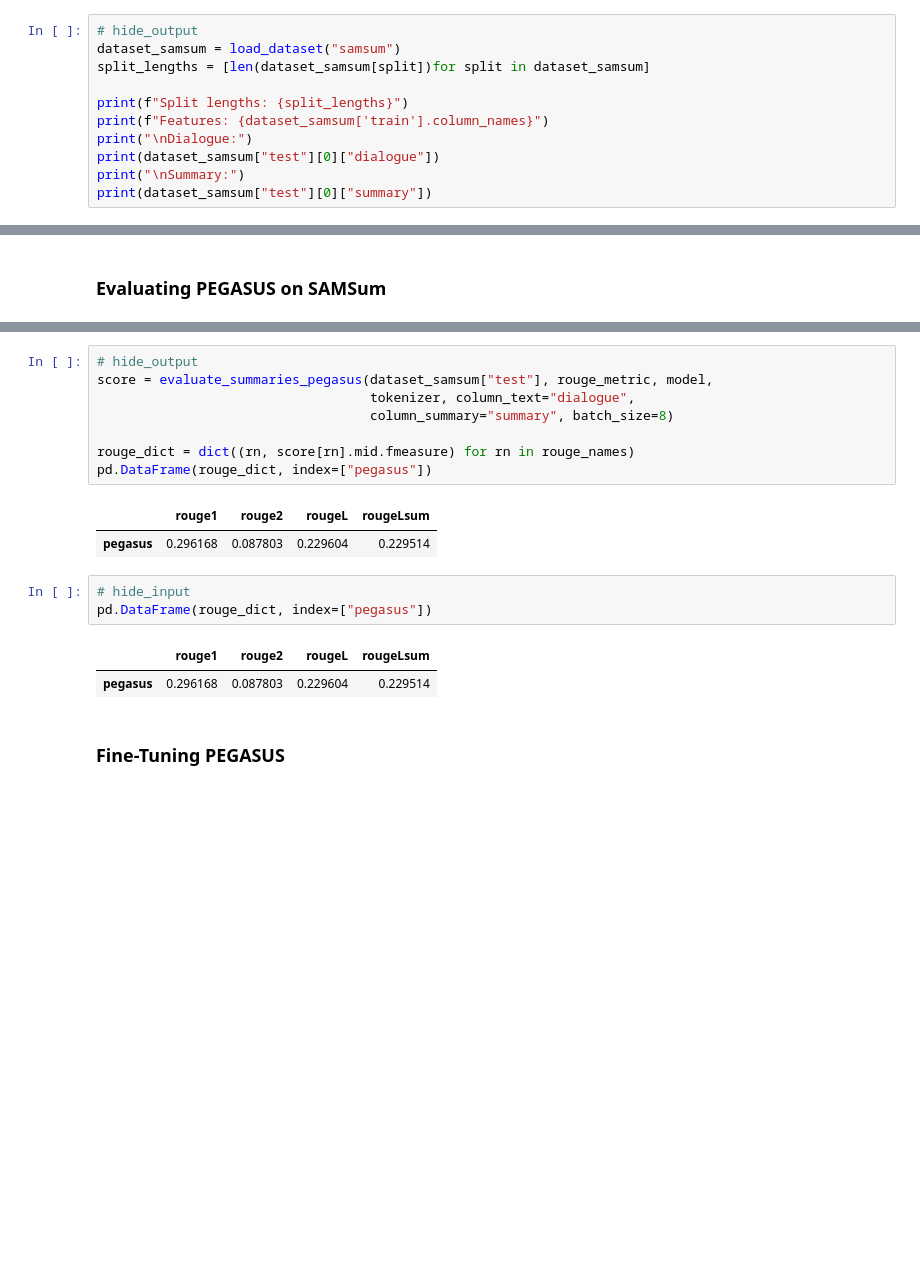
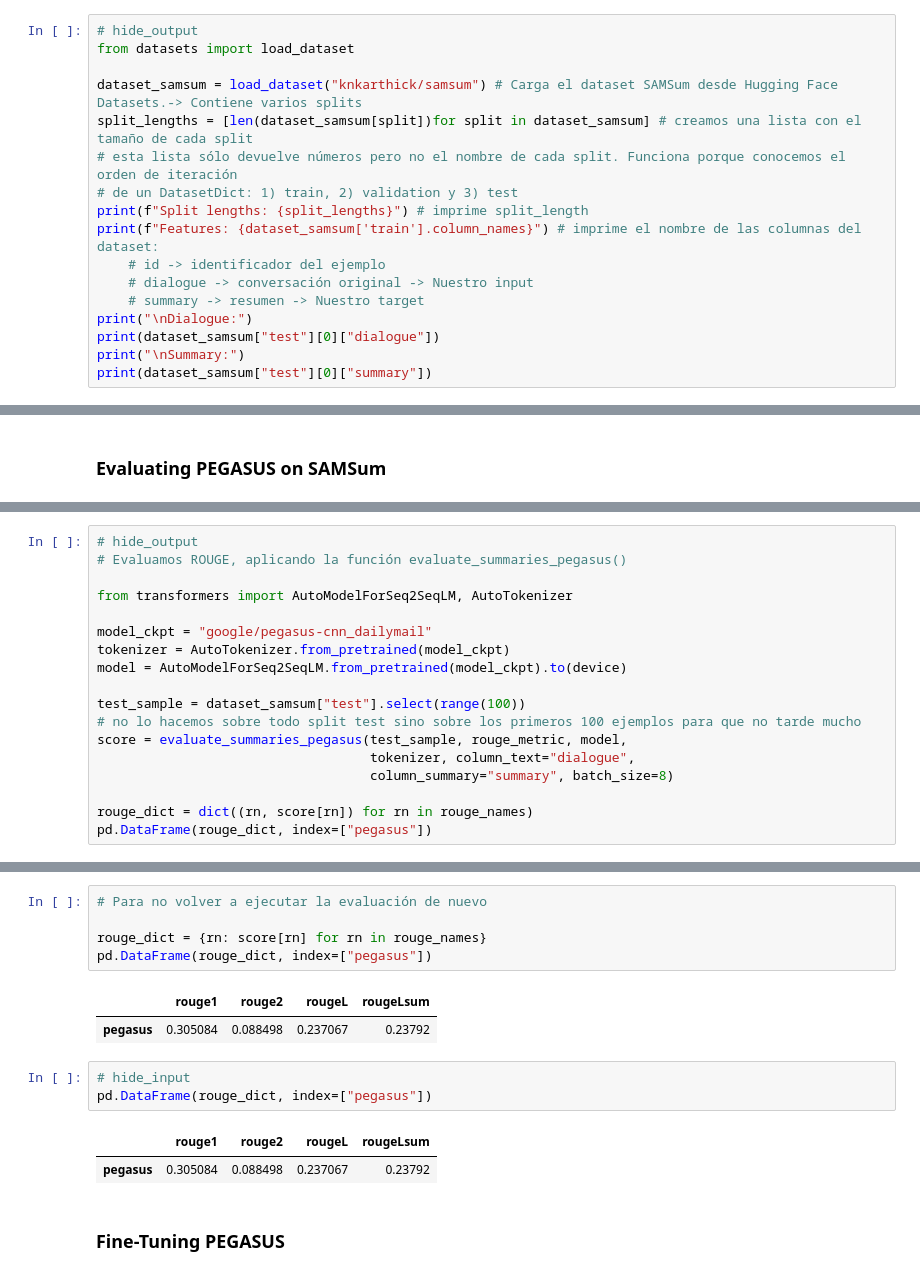
Before and after one commit to Kitipali/notebooks, a Jupyter notebook: 06_jf_summarization.ipynb, the cells around one changed output, grey strips where cells are left out. Cells and saved outputs as stored; diff of their text form; blank space fills up the shorter version.

Commit message:
Actualizacion hasta cap 9 and exclude local models

```diff
--- a/06_jf_summarization.ipynb
+++ b/06_jf_summarization.ipynb
@@ -569,11 +575,17 @@ pd.DataFrame(rouge_dict, index=["pegasus"])
 ## Training a Summarization Model
 # %%
 # hide_output
-dataset_samsum = load_dataset("samsum")
-split_lengths = [len(dataset_samsum[split])for split in dataset_samsum]
+from datasets import load_dataset
 
-print(f"Split lengths: {split_lengths}")
-print(f"Features: {dataset_samsum['train'].column_names}")
+dataset_samsum = load_dataset("knkarthick/samsum") # Carga el dataset SAMSum desde Hugging Face Datasets.-> Contiene varios splits
+split_lengths = [len(dataset_samsum[split])for split in dataset_samsum] # creamos una lista con el tamaño de cada split
+# esta lista sólo devuelve números pero no el nombre de cada split. Funciona porque conocemos el orden de iteración
+# de un DatasetDict: 1) train, 2) validation y 3) test
+print(f"Split lengths: {split_lengths}") # imprime split_length
+print(f"Features: {dataset_samsum['train'].column_names}") # imprime el nombre de las columnas del dataset:
+    # id -> identificador del ejemplo
+    # dialogue -> conversación original -> Nuestro input
+    # summary -> resumen -> Nuestro target
 print("\nDialogue:")
 print(dataset_samsum["test"][0]["dialogue"])
 print("\nSummary:")
@@ -615,3 +621,21 @@ Summary:
 Amanda: Ask Larry Amanda: He called her last time we were at the park together.
 Hannah: I'd rather you texted him.
 Amanda: Just text him .
+# %%
+# hide_output
+# Evaluamos ROUGE, aplicando la función evaluate_summaries_pegasus()
+
+from transformers import AutoModelForSeq2SeqLM, AutoTokenizer
+
+model_ckpt = "google/pegasus-cnn_dailymail"
+tokenizer = AutoTokenizer.from_pretrained(model_ckpt)
+model = AutoModelForSeq2SeqLM.from_pretrained(model_ckpt).to(device)
+
+test_sample = dataset_samsum["test"].select(range(100))
+# no lo hacemos sobre todo split test sino sobre los primeros 100 ejemplos para que no tarde mucho
+score = evaluate_summaries_pegasus(test_sample, rouge_metric, model,
+                                   tokenizer, column_text="dialogue",
+                                   column_summary="summary", batch_size=8)
+
+rouge_dict = dict((rn, score[rn]) for rn in rouge_names)
+pd.DataFrame(rouge_dict, index=["pegasus"])
@@ -618,19 +651,16 @@ Amanda: Just text him .
 # %%
-# hide_output
-score = evaluate_summaries_pegasus(dataset_samsum["test"], rouge_metric, model,
-                                   tokenizer, column_text="dialogue",
-                                   column_summary="summary", batch_size=8)
+# Para no volver a ejecutar la evaluación de nuevo
 
-rouge_dict = dict((rn, score[rn].mid.fmeasure) for rn in rouge_names)
+rouge_dict = {rn: score[rn] for rn in rouge_names}
 pd.DataFrame(rouge_dict, index=["pegasus"])
 # %% [output]
 |  | rouge1 | rouge2 | rougeL | rougeLsum |
-| pegasus | 0.296168 | 0.087803 | 0.229604 | 0.229514 |
+| pegasus | 0.305084 | 0.088498 | 0.237067 | 0.23792 |
 # %%
 # hide_input
 pd.DataFrame(rouge_dict, index=["pegasus"])
 # %% [output]
 |  | rouge1 | rouge2 | rougeL | rougeLsum |
-| pegasus | 0.296168 | 0.087803 | 0.229604 | 0.229514 |
+| pegasus | 0.305084 | 0.088498 | 0.237067 | 0.23792 |
 # %% [markdown]
 ### Fine-Tuning PEGASUS
```
Also changed, not shown: parts of 31 cells of this notebook, 47 other files.
